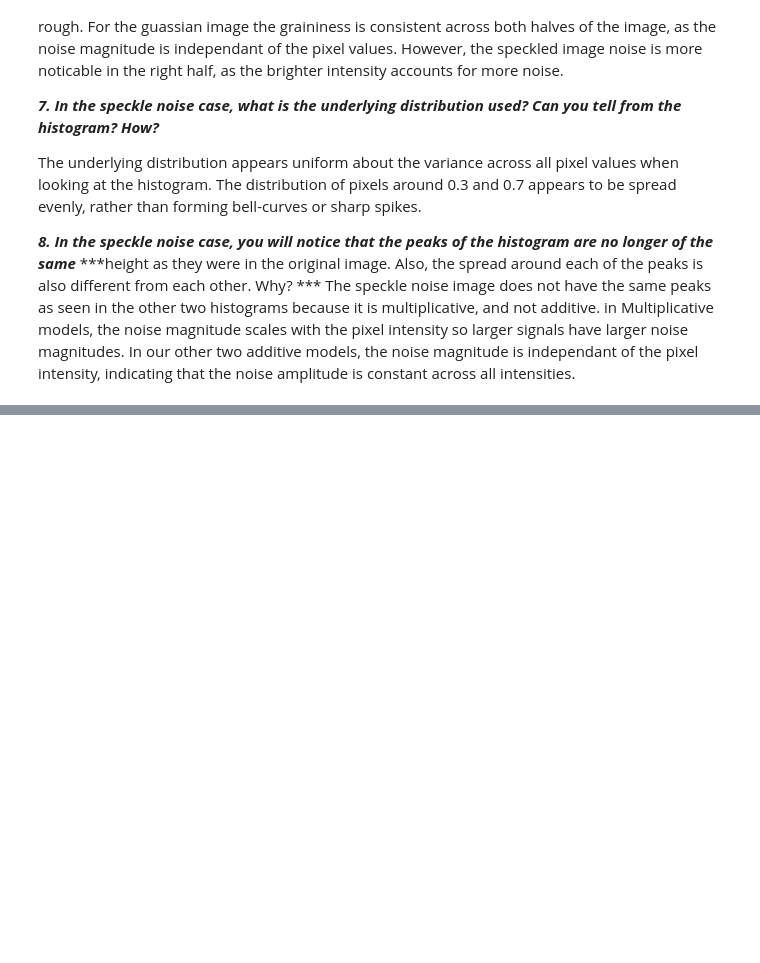
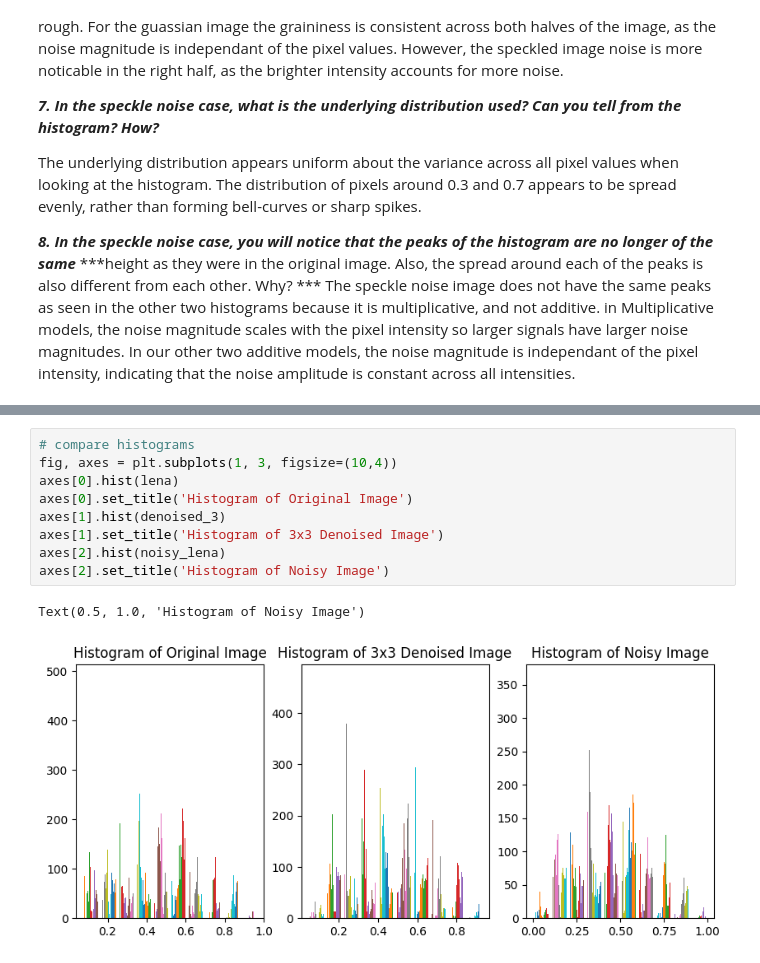
Before and after one commit to adeleyounis/SYDE575, a Jupyter notebook: Lab 2/Lab2.ipynb, the cells around one changed output, grey strips where cells are left out. Saved outputs shown, nothing was run; the diff lists cells and outputs as text; blank space fills up the shorter version.

```diff
--- a/Lab 2/Lab2.ipynb
+++ b/Lab 2/Lab2.ipynb
@@ -150,0 +201,12 @@ The speckle noise image does not have the same peaks as seen in the other two hi
+# %%
+# compare histograms
+fig, axes = plt.subplots(1, 3, figsize=(10,4))
+axes[0].hist(lena)
+axes[0].set_title('Histogram of Original Image')
+axes[1].hist(denoised_3)
+axes[1].set_title('Histogram of 3x3 Denoised Image')
+axes[2].hist(noisy_lena)
+axes[2].set_title('Histogram of Noisy Image')
+# %% [output]
+Text(0.5, 1.0, 'Histogram of Noisy Image')
+[figure, added]
```
Also changed, not shown: parts of 17 cells of this notebook.
